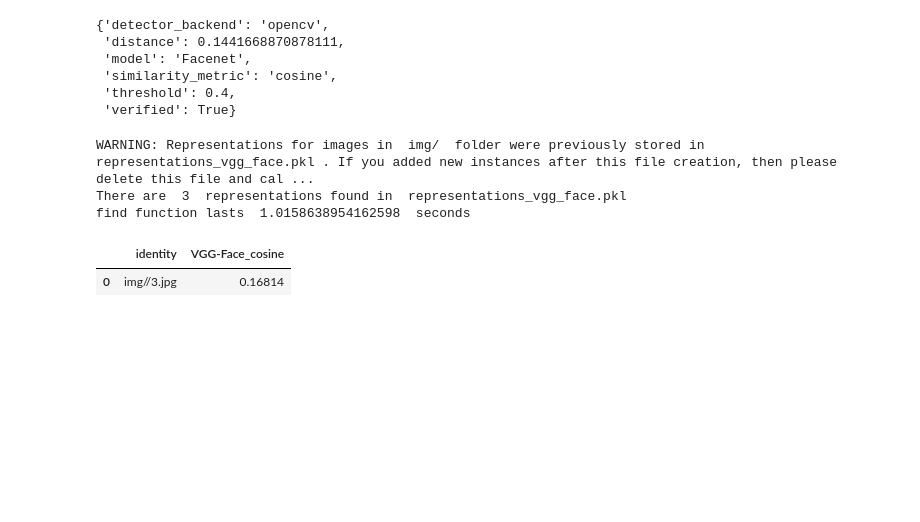
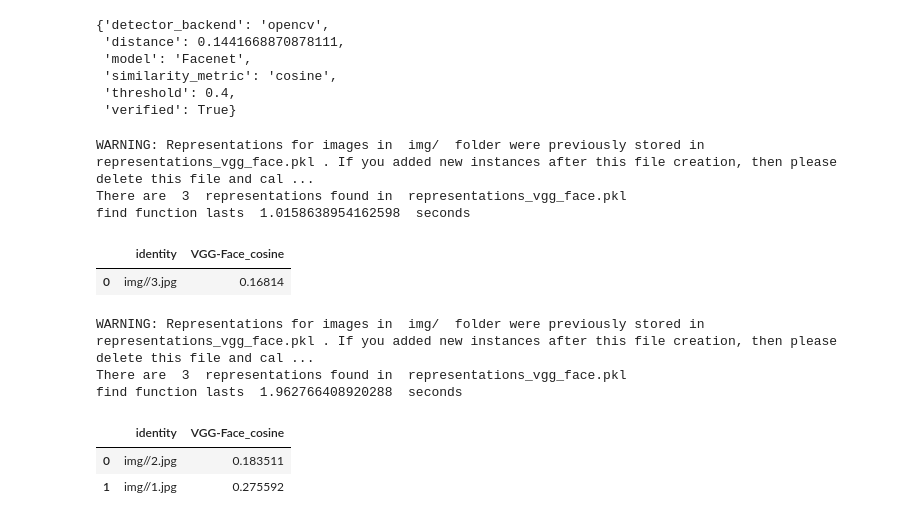
Before and after one commit to antheiz/belajar-deepface, a Jupyter notebook: Facial_Recognition.ipynb, the cells around one changed output. Drawn from its saved outputs; the diff is of its cells as text; code cells hidden in the pictures; blank space fills up the shorter version.

```diff
--- a/Facial_Recognition.ipynb
+++ b/Facial_Recognition.ipynb
@@ -97,3 +97,15 @@ df
 # %% [output]
 |  | identity | VGG-Face_cosine |
 | 0 | img//3.jpg | 0.16814 |
+# %%
+df = DeepFace.find(img_path = '4.jpg', db_path = 'img/')
+# %% [output]
+WARNING: Representations for images in  img/  folder were previously stored in  representations_vgg_face.pkl . If you added new instances after this file creation, then please delete this file and cal ...
+There are  3  representations found in  representations_vgg_face.pkl
+find function lasts  1.962766408920288  seconds
+# %%
+df
+# %% [output]
+|  | identity | VGG-Face_cosine |
+| 0 | img//2.jpg | 0.183511 |
+| 1 | img//1.jpg | 0.275592 |
```
